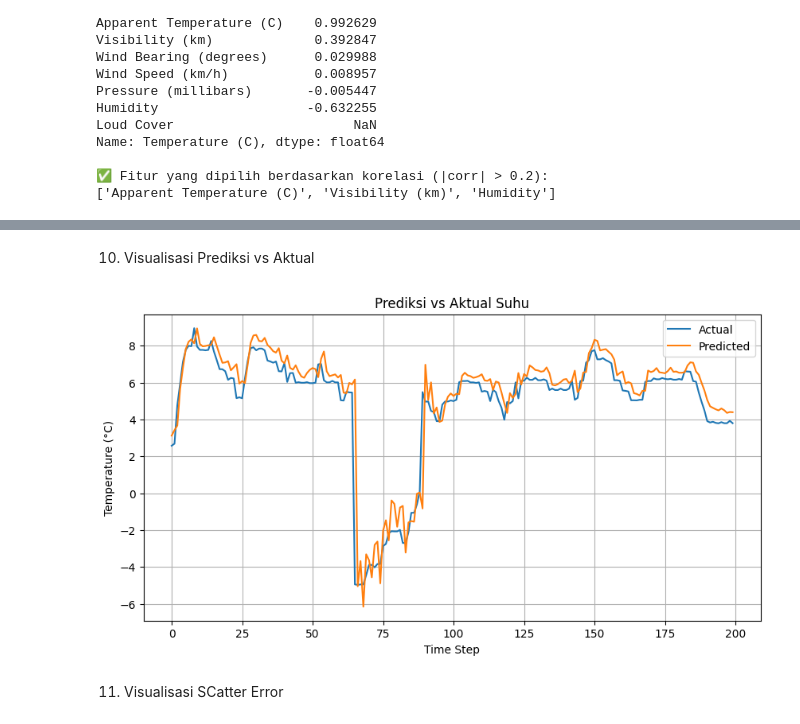
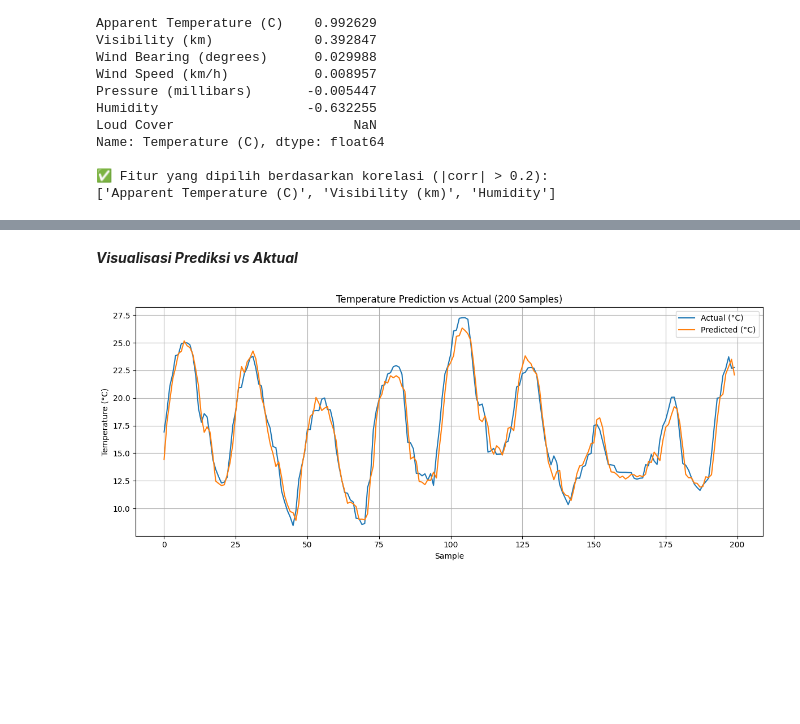
Before and after one commit to salwaa-hub/tubes_machinelearning, a Jupyter notebook: tubes_machinelearning.ipynb, the cells around one changed output, grey strips where cells are left out. Saved outputs shown, nothing was run; the diff lists cells and outputs as text; code cells hidden in the pictures; blank space fills up the shorter version.

```diff
--- a/tubes_machinelearning.ipynb
+++ b/tubes_machinelearning.ipynb
@@ -622,9 +494,14 @@ Model: "sequential"
 # %%
+from tensorflow.keras.callbacks import EarlyStopping
+
+early_stop = EarlyStopping(monitor='val_loss', patience=5, restore_best_weights=True)
+
 history = model.fit(
     X_train, y_train,
     epochs=20,
     batch_size=64,
-    validation_data=(X_val, y_val)
+    validation_data=(X_val, y_val),
+    callbacks=[early_stop]
 )
 # %% [output]
 Epoch 1/20
@@ -650,23 +526,22 @@ Epoch 20/20
 from sklearn.metrics import mean_squared_error, mean_absolute_error
 import numpy as np
 
-# Prediksi
 y_pred = model.predict(X_test)
 
-# ✅ Buat dummy array dengan 8 kolom
-y_pred_dummy = np.zeros((len(y_pred), 8))
-y_pred_dummy[:, 0] = y_pred.flatten()  # Masukkan prediksi suhu ke kolom ke-0
-y_test_dummy = np.zeros((len(y_test), 8))
-y_test_dummy[:, 0] = y_test.flatten()  # Masukkan nilai asli suhu ke kolom ke-0
+# Dummy array untuk inverse_transform
+dummy_pred = np.zeros((len(y_pred), 4))
+dummy_test = np.zeros((len(y_test), 4))
+dummy_pred[:, -1] = y_pred.flatten()
+dummy_test[:, -1] = y_test.flatten()
 
-# ✅ Inverse transform seluruh dummy array
-y_pred_inv = scaler.inverse_transform(y_pred_dummy)[:, 0]  # Ambil kolom suhu
-y_test_inv = scaler.inverse_transform(y_test_dummy)[:, 0]  # Ambil kolom suhu
+# Inverse transform hanya kolom target (Temperature)
+y_pred_inv = scaler.inverse_transform(dummy_pred)[:, -1]
+y_test_inv = scaler.inverse_transform(dummy_test)[:, -1]
 
-# Hitung error
+# Error
 rmse = np.sqrt(mean_squared_error(y_test_inv, y_pred_inv))
 mae = mean_absolute_error(y_test_inv, y_pred_inv)
 
-print("📉 RMSE:", rmse)
-print("📉 MAE:", mae)
+print(f"📉 RMSE: {rmse:.4f} °C")
+print(f"📉 MAE: {mae:.4f} °C")
 # %% [output]
@@ -689,16 +580,17 @@ plt.show()
 # %% [markdown]
-10. Visualisasi Prediksi vs Aktual
+***Visualisasi Prediksi vs Aktual***
 # %%
-plt.figure(figsize=(10, 5))
-plt.plot(y_test_inv[:200], label='Actual')
-plt.plot(y_pred_inv[:200], label='Predicted')
-plt.title('Prediksi vs Aktual Suhu')
-plt.xlabel('Time Step')
-plt.ylabel('Temperature (°C)')
+import matplotlib.pyplot as plt
+
+plt.figure(figsize=(12, 5))
+plt.plot(y_test_inv[:200], label='Actual (°C)')
+plt.plot(y_pred_inv[:200], label='Predicted (°C)')
+plt.title("Temperature Prediction vs Actual (200 Samples)")
+plt.xlabel("Sample")
+plt.ylabel("Temperature (°C)")
 plt.legend()
 plt.grid(True)
+plt.tight_layout()
 plt.show()
 # %% [output]
-[figure, old version]
+[figure, new version]
-# %% [markdown]
-11. Visualisasi SCatter Error
```
Also changed, not shown: parts of 50 cells of this notebook.
